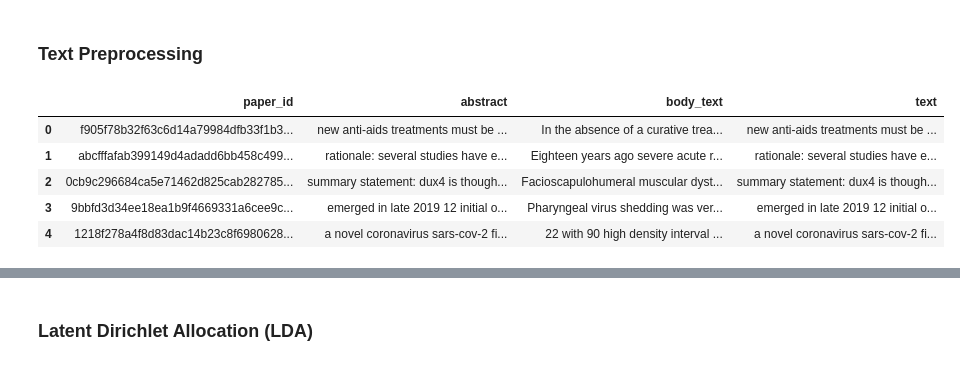
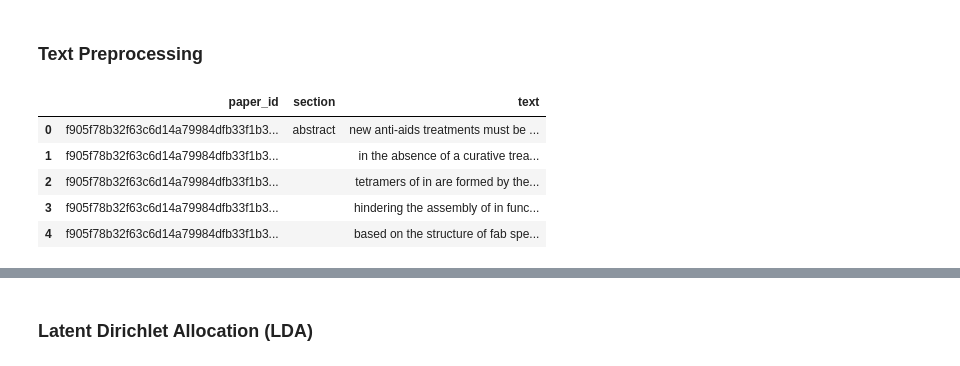
Before and after one commit to elilaird/COVID-19-Open-Research-Dataset-Challenge, a Jupyter notebook: CORD-19-Topic-Modeling.ipynb, the cells around one changed output, grey strips where cells are left out. Cells and saved outputs as stored; diff of their text form; code cells hidden in the pictures.

```diff
--- a/CORD-19-Topic-Modeling.ipynb
+++ b/CORD-19-Topic-Modeling.ipynb
@@ -44,13 +45,26 @@ def JsonToDataFrame(filepath):
     with open(filepath) as json_data:
         data = json.load(json_data)
 
+        paper_id = data['paper_id']
+        abstract = '\n'.join([section['text'] for section in data['abstract']])
+
+
+
         final_data = {
             'paper_id'  : [data['paper_id']],
-            'abstract'  : ['\n'.join([section['text'] for section in data['abstract']])],
-            'body_text' : ['\n'.join([section['text'] for section in data['body_text']])],
+            'section'   : ['abstract'],
+            'text'  : ['\n'.join([section['text'] for section in data['abstract']])]
         }
 
-        return pd.DataFrame.from_dict(final_data)
+        df = pd.DataFrame.from_dict(final_data)
+        for section in data['body_text']:
+            df = df.append({
+                'paper_id' : data['paper_id'],
+                'section'  : section['section'],
+                'text'     : section['text']
+            }, ignore_index=True)
+
+        return df
 # %%
 #DATA DIRECTORIES
 
@@ -110,24 +139,21 @@ full_corpus.head()
 ### Text Preprocessing
 # %%
 import re
+import string
 
+punct_table = str.maketrans('', '', string.punctuation)
 
 #remove punctuation
-full_corpus['abstract'] = full_corpus['abstract'].map(lambda x: re.sub('[,\.!?@#$%^&*()]', '', x))
-full_corpus['body_text'] = full_corpus['body_text'].map(lambda x: re.sub('[,\.!?@#$%^&*()]', '', x))
+full_corpus['text'] = full_corpus['text'].map(lambda x: x.translate(punct_table))
 
 #convert to lowercase
-full_corpus['abstract'] = full_corpus['abstract'].map(lambda x: x.lower())
-full_corpus['abstract'] = full_corpus['abstract'].map(lambda x: x.lower())
-
-#combine all text columns
-full_corpus['text'] = full_corpus['abstract'] + full_corpus['body_text']
+full_corpus['text'] = full_corpus['text'].map(lambda x: x.lower())
 
 full_corpus.head()
 # %% [output]
-|  | paper_id | abstract | body_text | text |
-| 0 | f905f78b32f63c6d14a79984dfb33f1b3... | new anti-aids treatments must be ... | In the absence of a curative trea... | new anti-aids treatments must be ... |
-| 1 | abcfffafab399149d4adadd6bb458c499... | rationale: several studies have e... | Eighteen years ago severe acute r... | rationale: several studies have e... |
-| 2 | 0cb9c296684ca5e71462d825cab282785... | summary statement: dux4 is though... | Facioscapulohumeral muscular dyst... | summary statement: dux4 is though... |
-| 3 | 9bbfd3d34ee18ea1b9f4669331a6cee9c... | emerged in late 2019 12 initial o... | Pharyngeal virus shedding was ver... | emerged in late 2019 12 initial o... |
-| 4 | 1218f278a4f8d83dac14b23c8f6980628... | a novel coronavirus sars-cov-2 fi... | 22 with 90 high density interval ... | a novel coronavirus sars-cov-2 fi... |
+|  | paper_id | section | text |
+| 0 | f905f78b32f63c6d14a79984dfb33f1b3... | abstract | new anti-aids treatments must be ... |
+| 1 | f905f78b32f63c6d14a79984dfb33f1b3... |  | in the absence of a curative trea... |
+| 2 | f905f78b32f63c6d14a79984dfb33f1b3... |  | tetramers of in are formed by the... |
+| 3 | f905f78b32f63c6d14a79984dfb33f1b3... |  | hindering the assembly of in func... |
+| 4 | f905f78b32f63c6d14a79984dfb33f1b3... |  | based on the structure of fab spe... |
```
Also changed, not shown: parts of 23 cells of this notebook, 20 other files.
